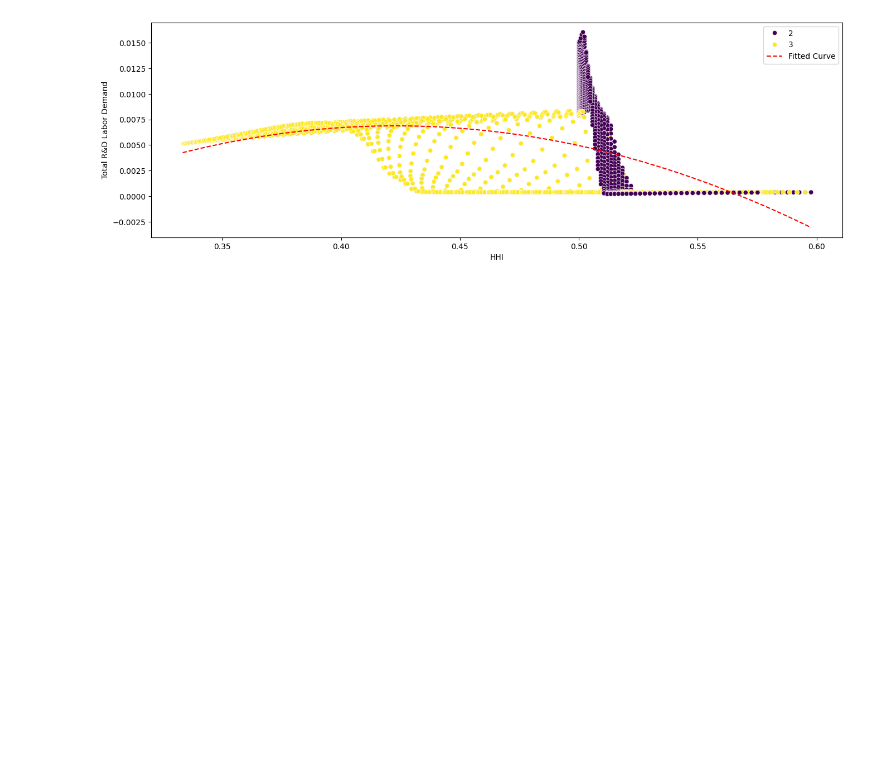
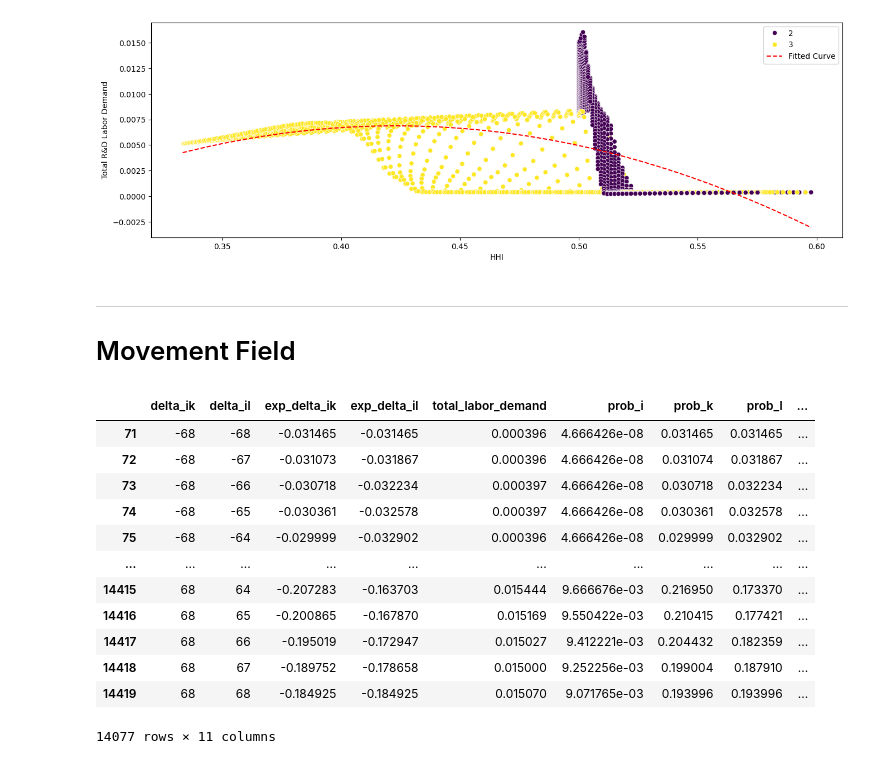
Before and after one commit to sadraheydari/SchumpeterCournotGE, a Jupyter notebook: experiments/3-firm-policy.ipynb, the cells around one changed output. Cells and saved outputs as stored; diff of their text form; code cells hidden in the pictures; blank space fills up the shorter version.

```diff
--- a/experiments/3-firm-policy.ipynb
+++ b/experiments/3-firm-policy.ipynb
@@ -765,3 +805,6 @@ plt.ylabel('Total R&D Labor Demand')
 plt.show()
 # %% [output]
 [figure]
+# %% [markdown]
+---
+# Movement Field
@@ -767,0 +823,64 @@ plt.show()
+# %%
+row_list = []
+
+for delta_ik in (d_states):
+    for delta_il in (d_states):
+
+        delta_ki = -delta_ik
+        delta_li = -delta_il
+
+        delta_kl = delta_il - delta_ik
+        delta_lk = -delta_kl
+
+
+        if any(delta not in d_states for delta in [delta_ki, delta_li, delta_kl, delta_lk]):
+            continue
+
+
+
+        labor_demand_i = policy_dict.get((delta_ik, delta_il), np.nan)
+        labor_demand_k = policy_dict.get((delta_ki, delta_kl), np.nan)
+        labor_demand_l = policy_dict.get((delta_li, delta_lk), np.nan)
+
+        prob_i, prob_k, prob_l = eta(labor_demand_i), eta(labor_demand_k), eta(labor_demand_l)
+
+        exp_delta_ik = 0
+        exp_delta_ik += prob_i * (1 - prob_k)
+        exp_delta_ik -= (1 - prob_i) * prob_k
+
+        exp_delta_il = 0
+        exp_delta_il += prob_i * (1 - prob_l)
+        exp_delta_il -= (1 - prob_i) * prob_l
+
+        total_labor = labor_demand_i + labor_demand_k + labor_demand_l
+
+        row_list.append({
+            'delta_ik': delta_ik,
+            'delta_il': delta_il,
+            'exp_delta_ik': exp_delta_ik,
+            'exp_delta_il': exp_delta_il,
+            'total_labor_demand': total_labor,
+            'prob_i': prob_i,
+            'prob_k': prob_k,
+            'prob_l': prob_l,
+            'labor_demand_i': labor_demand_i,
+            'labor_demand_k': labor_demand_k,
+            'labor_demand_l': labor_demand_l,
+        })
+
+df = pd.DataFrame(row_list).dropna()
+df
+# %% [output]
+|  | delta_ik | delta_il | exp_delta_ik | exp_delta_il | total_labor_demand | prob_i | prob_k | prob_l | ... |
+| 71 | -68 | -68 | -0.031465 | -0.031465 | 0.000396 | 4.666426e-08 | 0.031465 | 0.031465 | ... |
+| 72 | -68 | -67 | -0.031073 | -0.031867 | 0.000396 | 4.666426e-08 | 0.031074 | 0.031867 | ... |
+| 73 | -68 | -66 | -0.030718 | -0.032234 | 0.000397 | 4.666426e-08 | 0.030718 | 0.032234 | ... |
+| 74 | -68 | -65 | -0.030361 | -0.032578 | 0.000397 | 4.666426e-08 | 0.030361 | 0.032578 | ... |
+| 75 | -68 | -64 | -0.029999 | -0.032902 | 0.000396 | 4.666426e-08 | 0.029999 | 0.032902 | ... |
+| ... | ... | ... | ... | ... | ... | ... | ... | ... | ... |
+| 14415 | 68 | 64 | -0.207283 | -0.163703 | 0.015444 | 9.666676e-03 | 0.216950 | 0.173370 | ... |
+| 14416 | 68 | 65 | -0.200865 | -0.167870 | 0.015169 | 9.550422e-03 | 0.210415 | 0.177421 | ... |
+| 14417 | 68 | 66 | -0.195019 | -0.172947 | 0.015027 | 9.412221e-03 | 0.204432 | 0.182359 | ... |
+| 14418 | 68 | 67 | -0.189752 | -0.178658 | 0.015000 | 9.252256e-03 | 0.199004 | 0.187910 | ... |
+| 14419 | 68 | 68 | -0.184925 | -0.184925 | 0.015070 | 9.071765e-03 | 0.193996 | 0.193996 | ... |
+14077 rows × 11 columns
```
Also changed, not shown: parts of 10 cells of this notebook.
